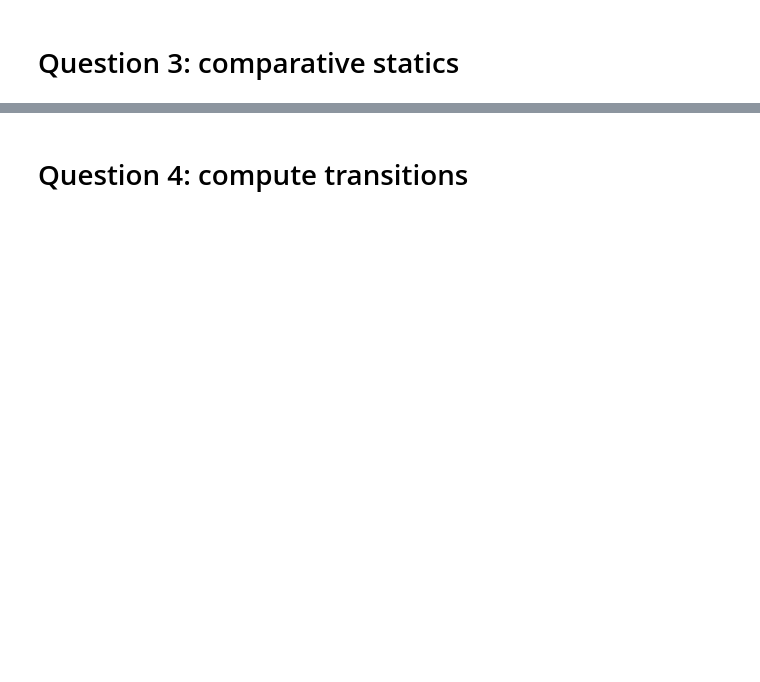
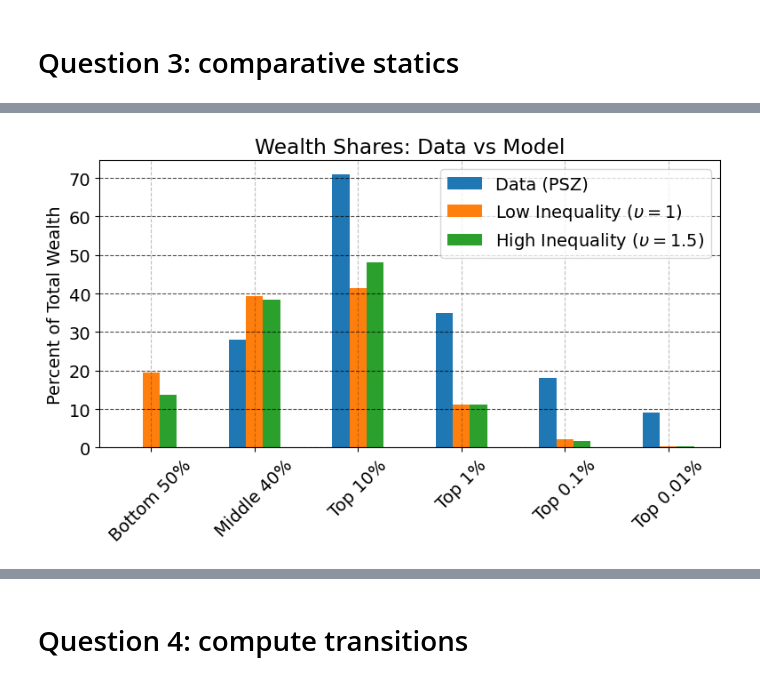
Before and after one commit to NumEconCopenhagen/AdvMacroHet, a Jupyter notebook: Assignments/Assignment I/HANC.ipynb, the cells around one changed output, grey strips where cells are left out. Saved outputs shown, nothing was run; the diff lists cells and outputs as text; code cells hidden in the pictures; blank space fills up the shorter version.

```diff
--- a/Assignments/Assignment I/HANC.ipynb
+++ b/Assignments/Assignment I/HANC.ipynb
@@ -50,0 +96,79 @@ NameError: name 'print_wealth_shares_table' is not defined
+# %%
+import numpy as np
+import pandas as pd
+import matplotlib.pyplot as plt
+
+def compute_wealth_shares(a, D):
+    """Compute wealth shares across population quantiles using correct marginal distribution over assets."""
+    # Remove redundant leading dimension
+    a = np.squeeze(a)  # shape (11, 1000)
+    D = np.squeeze(D)  # shape (11, 1000)
+
+    D_a = np.sum(D, axis=0)  # now shape (1000,)
+    a_grid = np.mean(a, axis=0)  # average assets over z-grid for each asset point
+
+    D_a /= np.sum(D_a)
+
+    sort_idx = np.argsort(a_grid)
+    a_sorted = a_grid[sort_idx]
+    D_sorted = D_a[sort_idx]
+
+    cum_pop = np.cumsum(D_sorted)
+    total_wealth = np.sum(a_sorted * D_sorted)
+
+    def wealth_share(p_lo, p_hi):
+        lo = np.searchsorted(cum_pop, p_lo)
+        hi = np.searchsorted(cum_pop, p_hi)
+        wealth_slice = np.sum(a_sorted[lo:hi] * D_sorted[lo:hi])
+        return 100 * wealth_slice / total_wealth
+
+    shares = {
+        'Bottom 50%': wealth_share(0.0, 0.5),
+        'Middle 40%': wealth_share(0.5, 0.9),
+        'Top 10%': wealth_share(0.9, 1.0),
+        'Top 1%': wealth_share(0.99, 1.0),
+        'Top 0.1%': wealth_share(0.999, 1.0),
+        'Top 0.01%': wealth_share(0.9999, 1.0)
+    }
+
+    return shares
+
+
+
+def plot_combined_wealth_shares(benchmark, high_inequality):
+    """Plot PSZ data and both model scenarios on the same figure."""
+    low_shares = compute_wealth_shares(benchmark.ss.a, benchmark.ss.Dbeg)
+    high_shares = compute_wealth_shares(high_inequality.ss.a, high_inequality.ss.Dbeg)
+
+    # PSZ data (2019)
+    psz_data = pd.Series({
+        'Bottom 50%': 0.0,
+        'Middle 40%': 28.0,
+        'Top 10%': 71.0,
+        'Top 1%': 35.0,
+        'Top 0.1%': 18.0,
+        'Top 0.01%': 9.0
+    })
+
+    df = pd.DataFrame({
+        'Data (PSZ)': psz_data,
+        'Low Inequality ($\\upsilon=1$)': pd.Series(low_shares),
+        'High Inequality ($\\upsilon=1.5$)': pd.Series(high_shares)
+    })
+
+    ax = df.plot(kind='bar', figsize=(8,5))
+    plt.title("Wealth Shares: Data vs Model")
+    plt.ylabel("Percent of Total Wealth")
+    plt.xticks(rotation=45)
+    plt.grid(True, axis='y', linestyle='--', alpha=0.7)
+    plt.legend()
+    plt.tight_layout()
+    plt.show()
+
+    print("\nWealth Shares Comparison (Percent of Total Wealth):")
+    print(df.round(1))
+
+# Run combined plot
+plot_combined_wealth_shares(benchmark, high_inequality)
+# %% [output]
+[figure, added]
```
Also changed, not shown: parts of 21 cells of this notebook, 1 other file.
